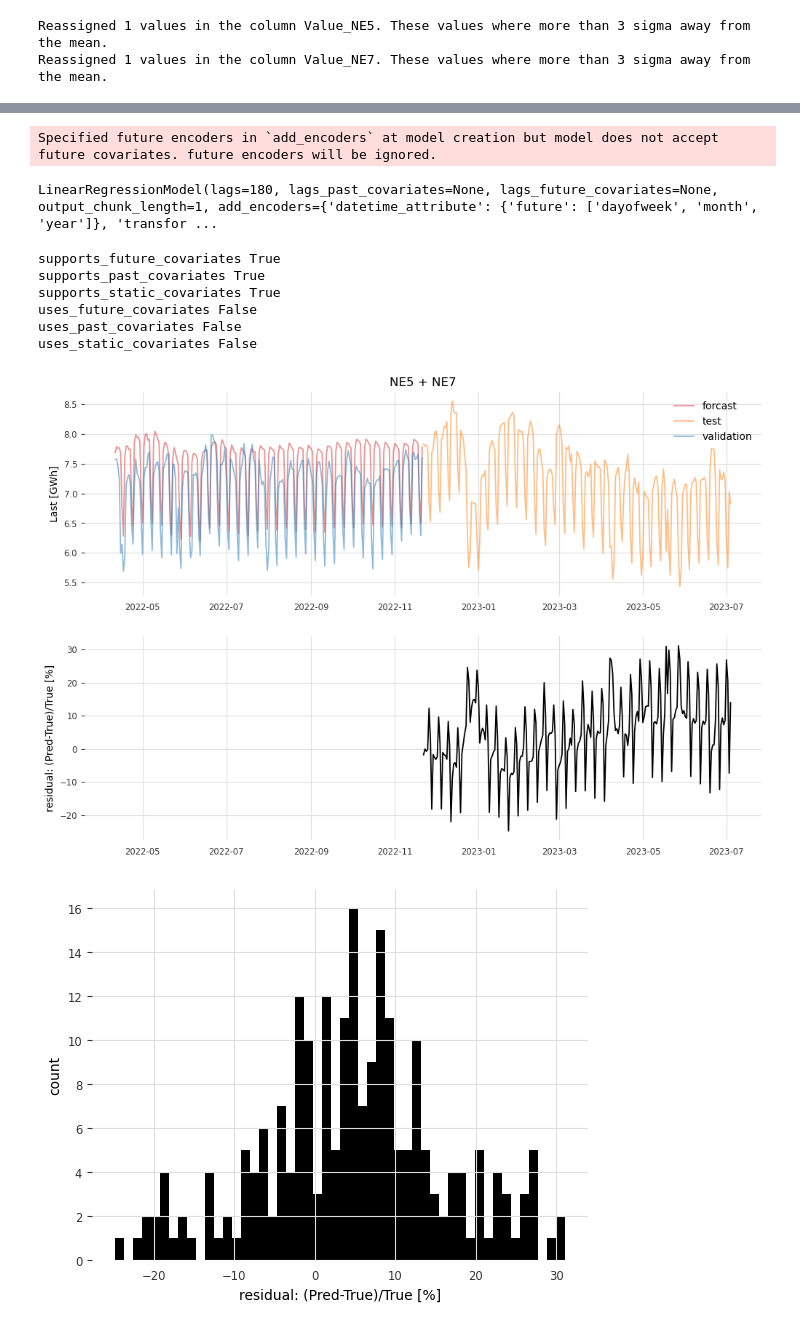
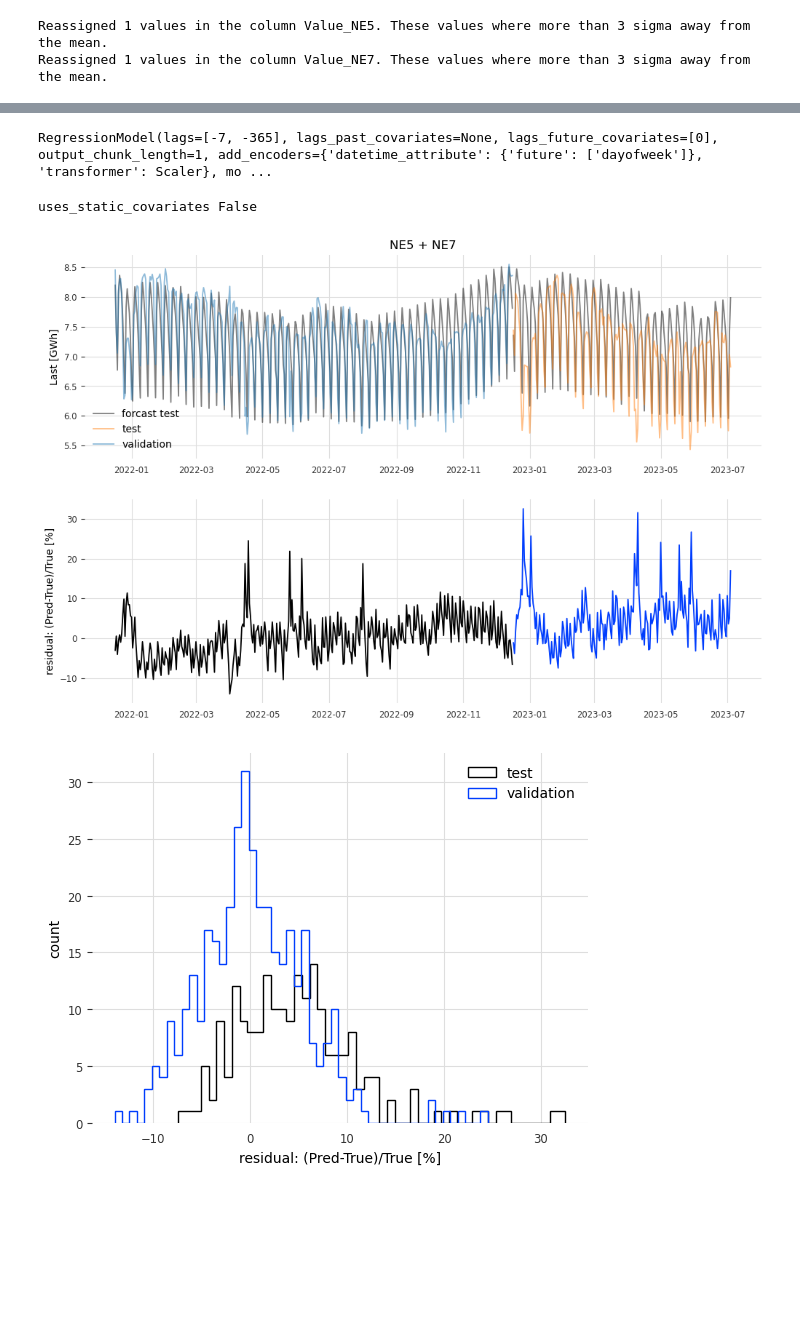
Before and after one commit to sbuse/ts_forecasting, a Jupyter notebook: Mittelfristprognose/simple - statitical/Linear Regression.ipynb, the cells around one changed output, grey strips where cells are left out. Drawn from its saved outputs; the diff is of its cells as text; code cells hidden in the pictures; blank space fills up the shorter version.

Commit message:
playing with regression model

```diff
--- a/Mittelfristprognose/simple - statitical/Linear Regression.ipynb
+++ b/Mittelfristprognose/simple - statitical/Linear Regression.ipynb
@@ -62,10 +62,14 @@ pdf["y"] = (pdf["Value_NE5"].values + pdf["Value_NE7"].values)/1e6
 pdf = pdf.drop(columns=["Value_NE5","Value_NE7"])
 
 #split data in train val and test
-split = len(pdf)-450
-pdf_train, pdf_val, pdf_test = pdf.iloc[:split], pdf.iloc[split:split+225], pdf.iloc[split+225:]
+#2657/365/225 days in ratio
+split = len(pdf)-365-200
+pdf_train, pdf_val, pdf_test = pdf.iloc[:split], pdf.iloc[split:split+365], pdf.iloc[split+365:]
 
-pdf
+ytrain = TimeSeries.from_dataframe(pdf_train)
+yval   = TimeSeries.from_dataframe(pdf_val)
+ytest  = TimeSeries.from_dataframe(pdf_test)
+ytotal = TimeSeries.from_dataframe(pdf)
 # %% [output]
 Reassigned 1 values in the column Value_NE5. These values where more than 3 sigma away from the mean.
 Reassigned 1 values in the column Value_NE7. These values where more than 3 sigma away from the mean.
@@ -96,16 +76,18 @@ Attributes:
 # %%
-encoders = {"datetime_attribute": {"future": ["dayofweek","month", "year"]},"transformer": Scaler()}
+#encoders = {"datetime_attribute": {"future": ["dayofweek","month", "year"]},"transformer": Scaler()}
+encoders = {"datetime_attribute": {"future": ["dayofweek"]},"transformer": Scaler()}
 #the transformer in the dict above is for the encoder and not for the data.
-# %%
-model = LinearRegressionModel(lags=180,
-                              add_encoders=encoders
-                              )
-
-
-model.fit(series=ytrain)
-# %% [output]
-Specified future encoders in `add_encoders` at model creation but model does not accept future covariates. future encoders will be ignored.
-LinearRegressionModel(lags=180, lags_past_covariates=None, lags_future_covariates=None, output_chunk_length=1, add_encoders={'datetime_attribute': {'future': ['dayofweek', 'month', 'year']}, 'transfor ...
+# %%
+# from sklearn.linear_model import BayesianRidge
+# from sklearn.ensemble import RandomForestRegressor
+
+model = RegressionModel(lags=[-7,-365],
+                        lags_future_covariates=[0],
+                        add_encoders=encoders)
+
+model.fit(series=ytrain)
+# %% [output]
+RegressionModel(lags=[-7, -365], lags_past_covariates=None, lags_future_covariates=[0], output_chunk_length=1, add_encoders={'datetime_attribute': {'future': ['dayofweek']}, 'transformer': Scaler}, mo ...
 # %%
 import inspect
 # getmembers() returns all the
@@ -119,19 +101,16 @@ for i in inspect.getmembers(model)[100:]:
 
 #stange why does the model support covariates
 # %% [output]
-supports_future_covariates True
-supports_past_covariates True
-supports_static_covariates True
-uses_future_covariates False
-uses_past_covariates False
 uses_static_covariates False
 # %%
-y_pred = model.predict(n=int(len(ytest)), series=ytrain)
-y_pred = y_pred.pd_series()
+pred_test = model.predict(n=len(ytest), series=ytrain.append(yval)).pd_series()
+pred_val  = model.predict(n=len(yval), series=ytrain).pd_series()
 # %%
 f, axes = plt.subplots(2, 1, figsize=(12, 8))
 
-axes[0].plot(y_pred, color="tab:red", label="forcast", alpha=0.5)
+axes[0].plot(pred_test, color="black", label="forcast test", alpha=0.5)
+axes[0].plot(pred_val, color="black", alpha=0.5)
+
 # axes[0].plot(pdf_train[-2*365:], color="tab:blue", label="train")
 axes[0].plot(pdf_test, color="tab:orange", label="test", alpha=0.5)
 axes[0].plot(pdf_val, color="tab:blue", label="validation", alpha=0.5)
@@ -142,20 +121,22 @@ axes[0].set_ylabel("Last [GWh]")
 
 xmin, xmax = axes[0].get_xlim()
 
-axes[1].plot(pdf_test.index, (y_pred.values - pdf_test.y.values) / (pdf_test.y.values)*100)
+axes[1].plot(pdf_val.index,  (pred_val.values  - pdf_val.y.values) /  (pdf_val.y.values)*100)
+axes[1].plot(pdf_test.index, (pred_test.values - pdf_test.y.values) / (pdf_test.y.values)*100)
 axes[1].set_xlim(xmin, xmax)
 axes[1].set_ylabel("residual: (Pred-True)/True [%]")
 
 plt.show()
 # %% [output]
-[figure, old version]
+[figure, new version]
 # %%
 #histogramm of the residuals
-
-plt.hist((y_pred.values - pdf_test.y.values) / (pdf_test.y.values)*100, bins=50)
+plt.hist((pred_test.values - pdf_test.y.values) / (pdf_test.y.values)*100, bins=50, histtype='step', label="test")
+plt.hist((pred_val.values -  pdf_val.y.values) /   (pdf_val.y.values)*100, bins=50, histtype='step', label="validation")
+plt.legend()
 plt.xlabel("residual: (Pred-True)/True [%]")
 plt.ylabel("count")
 plt.show()
 # %% [output]
-[figure, old version]
+[figure, new version]
 # %%
```
Also changed, not shown: parts of 4 cells of this notebook, 1 other file.
